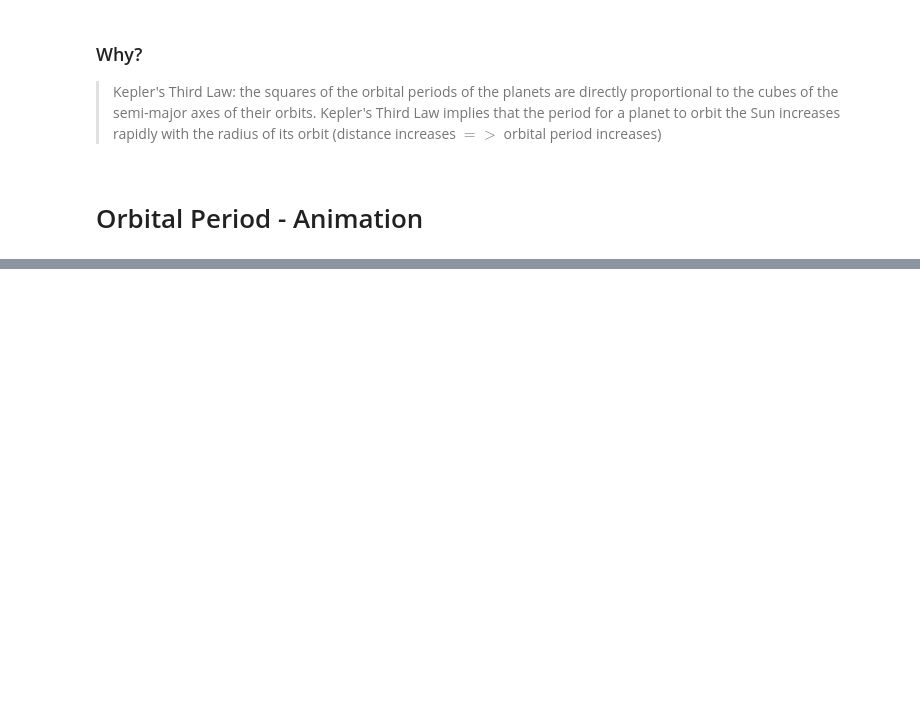
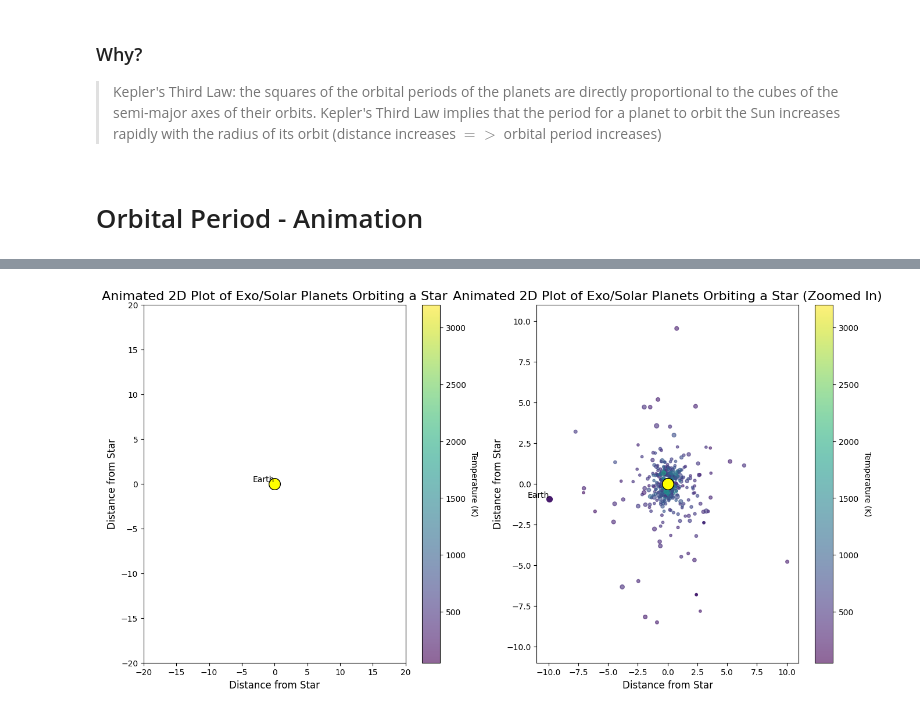
Before and after one commit to ztsv-av/mads_data_visualization, a Jupyter notebook: main.ipynb, the cells around one changed output, grey strips where cells are left out. Cells and saved outputs as stored; diff of their text form; code cells hidden in the pictures; blank space fills up the shorter version.

```diff
--- a/main.ipynb
+++ b/main.ipynb
@@ -160,6 +160,7 @@ solar_bodies
 # %%
 solarplanets_names = ['Mercury', 'Venus', 'Earth', 'Mars', 'Jupiter', 'Saturn', 'Uranus', 'Neptune']
 solarplanets = solar_bodies[solar_bodies['eName'].isin(solarplanets_names)].reset_index()
+solarplanets['pl_eqt'] = [64, 51, 122, 226, 449, 90, 279, 328]
 solarplanets
 # %% [output]
 |  | index | eName | isPlanet | semimajorAxis | perihelion | aphelion | eccentricity | inclination | density | ... |
@@ -550,17 +525,20 @@ plt.show()
 # %%
-num_planets = 1000
+num_planets = len(solar_exo_animation)
 num_frames = 1000
 
 angles = np.zeros((num_frames, num_planets))
 x_positions = np.zeros((num_frames, num_planets))
 y_positions = np.zeros((num_frames, num_planets))
+planet_sizes = np.zeros((num_frames, num_planets))
 
 for i in range(num_frames):
     for j in range(num_planets):
-        angle = 2 * np.pi * i / exoplanets_nas['pl_orbper'].iloc[j]
-        x_position = exoplanets_nas['pl_orbsmax'].iloc[j] * 10 * np.sin(angle)
-        y_position = exoplanets_nas['pl_orbsmax'].iloc[j] * 10 * np.cos(angle)
+        angle = 2 * np.pi * i / solar_exo_animation['pl_orbper'].iloc[j]
+        x_position = solar_exo_animation['pl_orbsmax'].iloc[j] * 10 * np.sin(angle)
+        y_position = solar_exo_animation['pl_orbsmax'].iloc[j] * 10 * np.cos(angle)
 
         angles[i][j] = angle
         x_positions[i][j] = x_position
         y_positions[i][j] = y_position
+        planet_sizes[i][j] = solar_exo_animation['pl_rade'].iloc[j]
+planet_sizes = np.maximum(np.log(planet_sizes),1) * 10
@@ -628,0 +545,82 @@ plt.show()
+# %%
+fig, axs = plt.subplots(1, 2, figsize=(16, 8))
+
+ax = axs[0]
+ax.set_xlim(-20, 20)
+ax.set_ylim(-20, 20)
+ax.set_xlabel('Distance from Star', fontsize=12)
+ax.set_ylabel('Distance from Star', fontsize=12)
+ax.set_title('Animated 2D Plot of Exo/Solar Planets Orbiting a Star', fontsize=16)
+
+norm = Normalize(vmin=solar_exo_animation['pl_eqt'].min(), vmax=solar_exo_animation['pl_eqt'].max())
+
+k_p = ax.scatter(x=[], y=[], s=[], c=[], cmap='viridis', alpha=0.6, norm=norm)
+s_p = ax.scatter(x=[], y=[], s=[], c=[], cmap='viridis', norm=norm)
+earth = ax.scatter(x=[], y=[], s=50, c=[], cmap='viridis', norm=norm)
+earth_text = ax.text(0, 0, 'Earth', color='black', ha='right', va='bottom')
+star = ax.scatter(x=0, y=0, s=200, color="yellow", edgecolors='black')
+
+cbar_kp = plt.colorbar(k_p, ax=ax)
+cbar_kp.set_label('Temperature (K)', rotation=270, labelpad=15)
+
+def update(i):
+    k_p.set_offsets(np.column_stack((x_positions[i % num_frames, :len(solar_exo_animation) - 8],
+                                     y_positions[i % num_frames, :len(solar_exo_animation) - 8])))
+    k_p.set_sizes(planet_sizes[i % num_frames, :len(solar_exo_animation) - 8])
+    k_p.set_array(solar_exo_animation['pl_eqt'].iloc[:len(solar_exo_animation) - 8])
+
+    s_p.set_offsets(np.column_stack((x_positions[i % num_frames, -8:-1],
+                                     y_positions[i % num_frames, -8:-1])))
+    s_p.set_sizes(planet_sizes[i % num_frames, -8:-1])
+    s_p.set_array(solar_exo_animation['pl_eqt'].iloc[-8:-1])
+
+    earth.set_offsets(np.column_stack((x_positions[i % num_frames, -1],
+                                       y_positions[i % num_frames, -1])))
+    earth.set_array([solar_exo_animation['pl_eqt'].iloc[-1]])
+
+    earth_text.set_position((x_positions[i % num_frames, -1], y_positions[i % num_frames, -1]))
+
+    return k_p, s_p, earth, earth_text
+
+ax = axs[1]
+ax.set_xlim(-11, 11)
+ax.set_ylim(-11, 11)
+ax.set_xlabel('Distance from Star', fontsize=12)
+ax.set_ylabel('Distance from Star', fontsize=12)
+ax.set_title('Animated 2D Plot of Exo/Solar Planets Orbiting a Star (Zoomed In)', fontsize=16)
+
+norm = Normalize(vmin=solar_exo_animation['pl_eqt'].min(), vmax=solar_exo_animation['pl_eqt'].max())
+
+k_p = ax.scatter(x=[], y=[], s=[], c=[], cmap='viridis', alpha=0.6, norm=norm)
+s_p = ax.scatter(x=[], y=[], s=[], c=[], cmap='viridis', norm=norm)
+earth = ax.scatter(x=[], y=[], s=50, c=[], cmap='viridis', norm=norm)
+earth_text = ax.text(0, 0, 'Earth', color='black', ha='right', va='bottom')
+star = ax.scatter(x=0, y=0, s=200, color="yellow", edgecolors='black')
+
+cbar_kp = plt.colorbar(k_p, ax=ax)
+cbar_kp.set_label('Temperature (K)', rotation=270, labelpad=15)
+
+def update(i):
+    k_p.set_offsets(np.column_stack((x_positions[i % num_frames, :len(solar_exo_animation) - 8],
+                                     y_positions[i % num_frames, :len(solar_exo_animation) - 8])))
+    k_p.set_sizes(planet_sizes[i % num_frames, :len(solar_exo_animation) - 8])
+    k_p.set_array(solar_exo_animation['pl_eqt'].iloc[:len(solar_exo_animation) - 8])
+
+    s_p.set_offsets(np.column_stack((x_positions[i % num_frames, -8:-1],
+                                     y_positions[i % num_frames, -8:-1])))
+    s_p.set_sizes(planet_sizes[i % num_frames, -8:-1])
+    s_p.set_array(solar_exo_animation['pl_eqt'].iloc[-8:-1])
+
+    earth.set_offsets(np.column_stack((x_positions[i % num_frames, -1],
+                                       y_positions[i % num_frames, -1])))
+    earth.set_array([solar_exo_animation['pl_eqt'].iloc[-1]])
+
+    earth_text.set_position((x_positions[i % num_frames, -1], y_positions[i % num_frames, -1]))
+
+    return k_p, s_p, earth, earth_text
+
+ani = FuncAnimation(fig, update, frames=num_frames, blit=True, interval=200, repeat=False)
+ani.save('planets_orbiting_star_animation.gif', writer='pillow', fps=30)
+plt.show()
+# %% [output]
+[figure, added]
```
Also changed, not shown: parts of 10 cells of this notebook, 2 other files.
